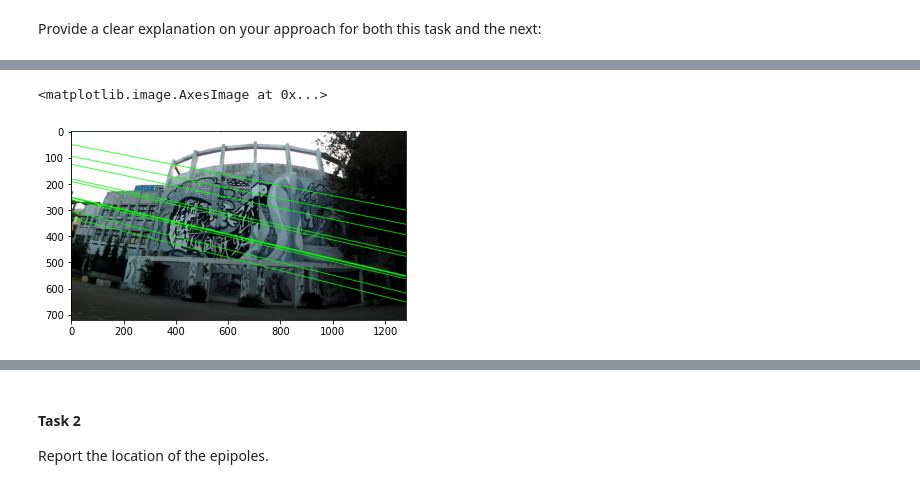
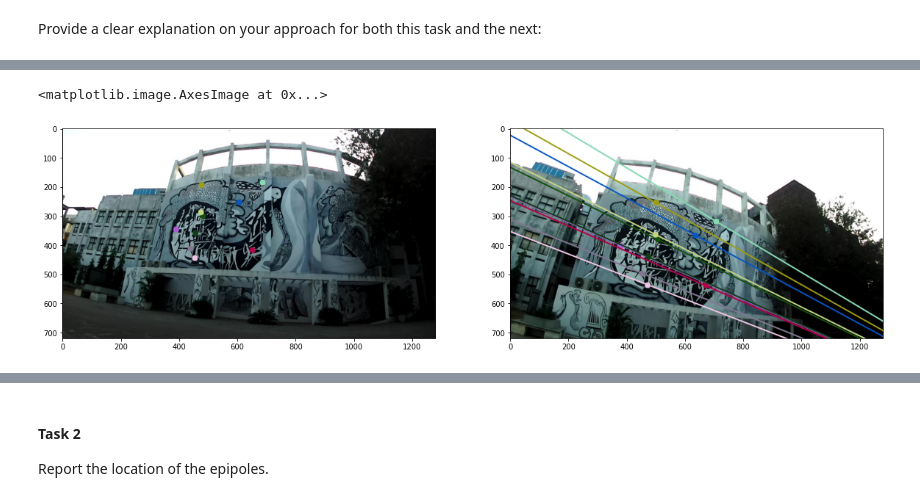
Before and after one commit to KanishAnand/DLT_Zhang_Epipolar, a Jupyter notebook: Assignment4.ipynb, the cells around one changed output, grey strips where cells are left out. Cells and saved outputs as stored; diff of their text form; code cells hidden in the pictures.

```diff
--- a/Assignment4.ipynb
+++ b/Assignment4.ipynb
@@ -207,16 +207,21 @@ import cv2
 # %%
-def epipolar_lines(img_name, points, F):
-    img = plt.imread(img_name)
-    r, c = img.shape[:-1]
+def epipolar_lines(img1_name,img2_name, points1, points2, F):
+    img1 = plt.imread(img1_name)
+    img2 = plt.imread(img2_name)
+    r, c = img1.shape[:-1]
 
-    for point in points:
+    for i in range(points1.shape[0]):
         # making homogenous coordinates
-        point_arr = np.array([point[0], point[1], 1])
+        point_arr = np.array([points1[i][0], points1[i][1], 1])
         line = F @ point_arr
-        x1, y1 = map(int, [0, -line[2] / line[1] ])
-        x2, y2 = map(int, [c, -(line[2] + line[0] * c) / line[1] ])
-        color = (0, 255, 0)
-        thickness = 2
-        img = cv2.line(img, (x1, y1), (x2, y2), color, thickness)
+        # ax + by + c = 0
+        x1, y1 = [0, int(-line[2] / line[1]) ]
+        x2, y2 = [c, int(-(line[2] + line[0] * c) / line[1]) ]
+        color = [np.random.randint(1, 255), np.random.randint(1, 255), np.random.randint(1, 255)]
+        thickness_line = 4
+        thickness_point = 10
+        img1 = cv2.line(img1, (x1, y1), (x2, y2), color, thickness_line)
+        img1 = cv2.circle(img1, (int(points2[i][0]), int(points2[i][1])), thickness_point, color, -1)
+        img2 = cv2.circle(img2, (int(points1[i][0]), int(points1[i][1])), thickness_point, color, -1)
 
-    return img
+    return img1, img2
@@ -230,7 +227,0 @@ plt.imshow(img)
-# %%
-%matplotlib inline
-img = epipolar_lines('q2/img2.jpg', img_1, F_mat)
-plt.imshow(img)
-# %% [output]
-<matplotlib.image.AxesImage at 0x...>
-[figure, removed]
@@ -257,0 +228,12 @@ plt.imshow(img)
+# %%
+%matplotlib inline
+H, W = 10, 10
+ROWS, COLS = 1, 2
+fig, ax = plt.subplots(ROWS, COLS, figsize = (H * COLS, H * ROWS))
+ax = np.reshape(ax, (-1,))
+img1, img2 = epipolar_lines('q2/img1.jpg','q2/img2.jpg', img_2, img_1, F_mat.T)
+ax[0].imshow(img2)
+ax[1].imshow(img1)
+# %% [output]
+<matplotlib.image.AxesImage at 0x...>
+[figure, added]
```
Also changed, not shown: parts of 9 cells of this notebook.
